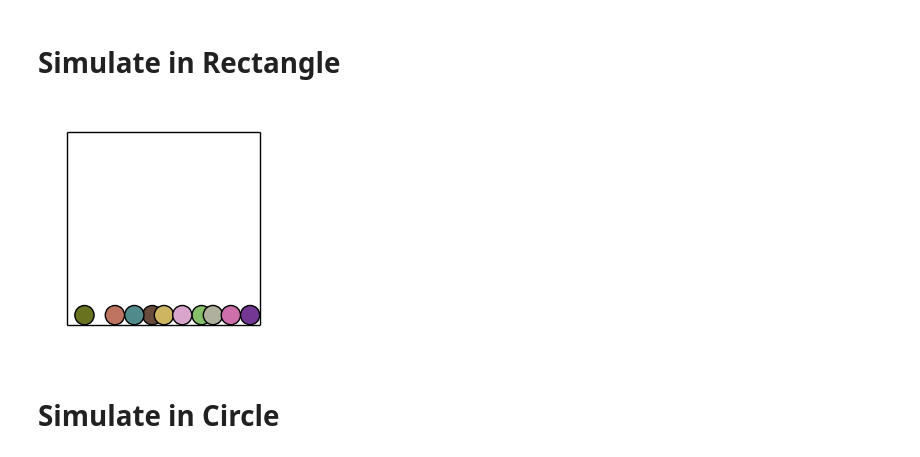
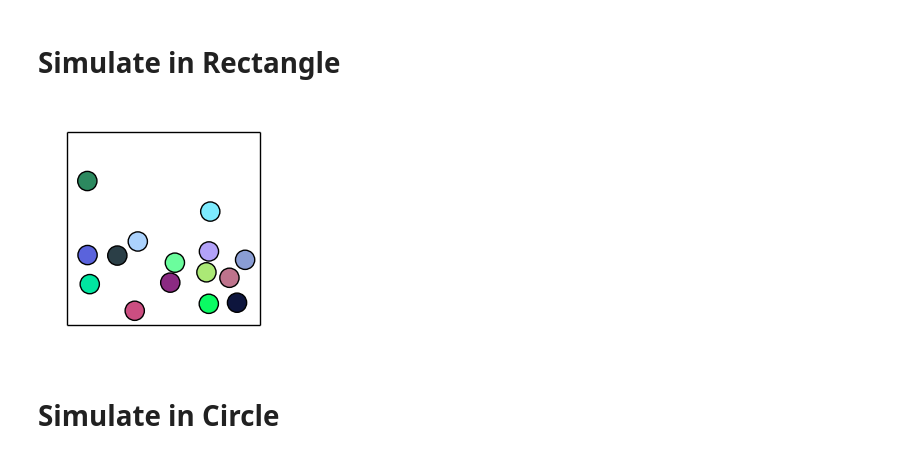
Before and after one commit to seba2390/ParticleSimulations, a Jupyter notebook: main.ipynb, the cells around one changed output. Drawn from its saved outputs; the diff is of its cells as text; code cells hidden in the pictures.

```diff
--- a/main.ipynb
+++ b/main.ipynb
@@ -11,10 +11,10 @@ from src.objects import Rectangle, Circle, Triangle, DoubleRectangle
 # Initialize rectangle scene
 width = 2
 height = 2
-rectangle_scene = Rectangle(width=width, height=height, vertical_gravity=90000.0, restitution=0.75)
+rectangle_scene = Rectangle(width=width, height=height, vertical_gravity=1.0, restitution=1.0)
 
 # Generate particles
-num_particles = 10
+num_particles = 15
 radius_range = (0.1, 0.1)
 density_range = (1.0, 1.0)
 
@@ -22,14 +22,14 @@ density_range = (1.0, 1.0)
 rectangle_scene.generate_particles(num_particles=num_particles, radius_range=radius_range, density_range=density_range)
 # %%
 # Simulation parameters
-n_steps = 1000
+n_steps = 10000
 dt = 0.0001
 
 for _ in range(n_steps):
     rectangle_scene.simulate(1, dt)
 # %%
 # New parameter to control frame skipping
-skip_frames = 2  # Change this value to skip frames (e.g., 2 to skip every other frame). Makes animation speed up
+skip_frames = 10  # Change this value to skip frames (e.g., 2 to skip every other frame). Makes animation speed up
 
 # Prepare the figure and axes for plotting
 fig, ax = plt.subplots(1, 1, figsize=(3, 3))
@@ -50,34 +50,34 @@ for particle in rectangle_scene.particles:
     circle = plt.Circle(particle.position, particle.radius, facecolor=particle.color, edgecolor='black', fill=True)
     ax.add_patch(circle)
     circles.append(circle)
 
 ax.set_xticks([])
 ax.set_yticks([])
 ax.set_aspect('equal', 'box')
 plt.axis('off')
 
 # Update function for the animation
 def update(frame):
     # Adjust frame based on skip_frames
     frame = frame * skip_frames
 
     # For each particle, get the position from its path_history at the adjusted frame
     for i, particle in enumerate(rectangle_scene.particles):
         if frame < len(particle.path_history):  # Ensure the frame doesn't exceed path_history length
             circles[i].center = particle.path_history[frame]  # Update position from path_history
 
     return circles
 
 # Adjust the number of frames based on the skip_frames parameter
 adjusted_n_steps = n_steps // skip_frames
 
 # Create the animation
 ani = FuncAnimation(fig, update, frames=adjusted_n_steps, interval=30, blit=True)
 
 # Save animation to file (optional)
 ani.save(filename="rectangle_particle_simulation.gif", writer='pillow')
 # %% [output]
-[figure, old version]
+[figure, new version]
 # %% [markdown]
 # Simulate in Circle
 # %%
```
Also changed, not shown: 2 other files.
